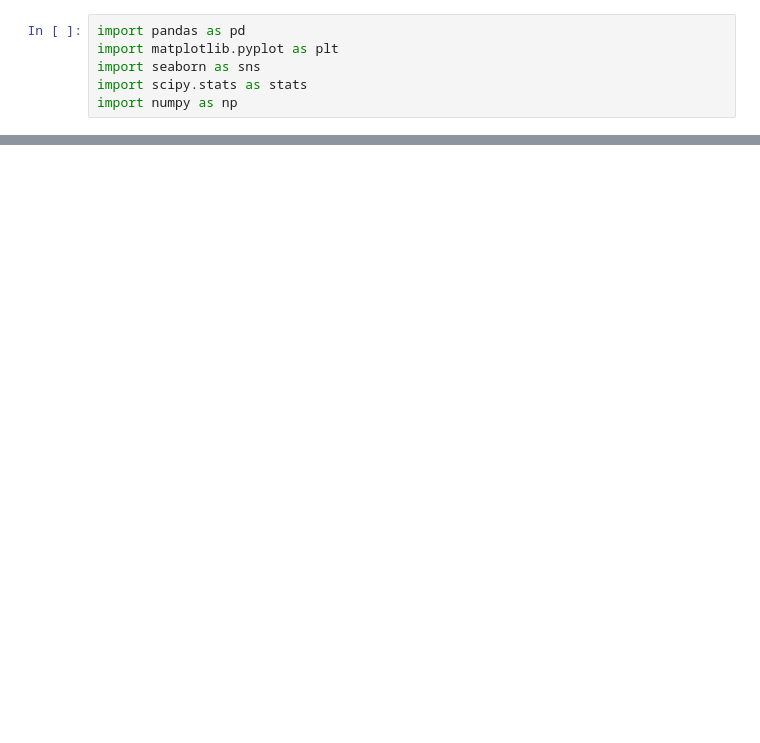
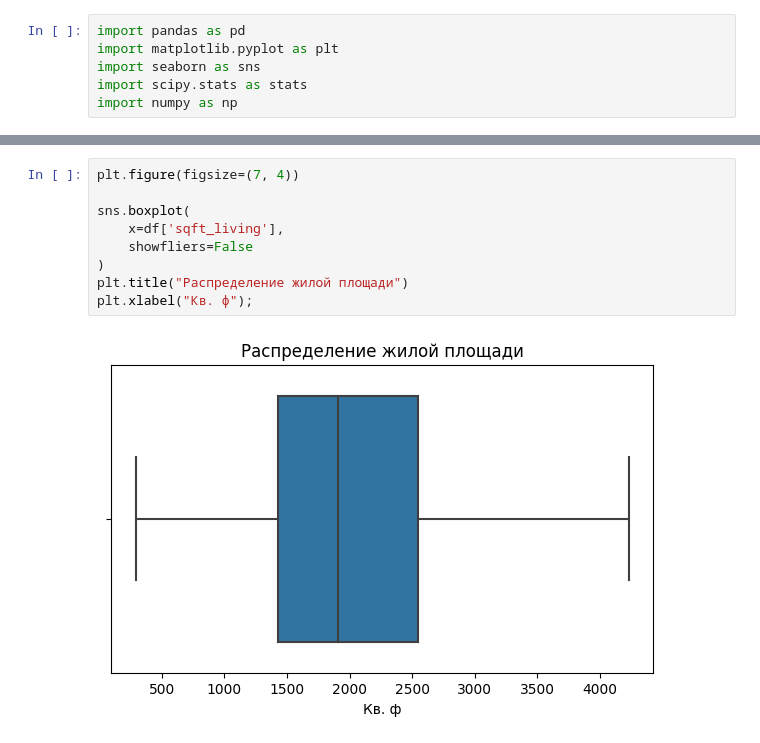
Before and after one commit to lion0671/Python_analitica_DZ, a Jupyter notebook: Итоговый_проект.ipynb, the cells around one changed output, grey strips where cells are left out. Saved outputs shown, nothing was run; the diff lists cells and outputs as text; blank space fills up the shorter version.

```diff
--- a/Итоговый_проект.ipynb
+++ b/Итоговый_проект.ipynb
@@ -21,0 +81,11 @@ df.describe()
+# %%
+plt.figure(figsize=(7, 4))
+
+sns.boxplot(
+    x=df['sqft_living'],
+    showfliers=False
+)
+plt.title("Распределение жилой площади")
+plt.xlabel("Кв. ф");
+# %% [output]
+[figure, added]
```
Also changed, not shown: parts of 39 cells of this notebook.
